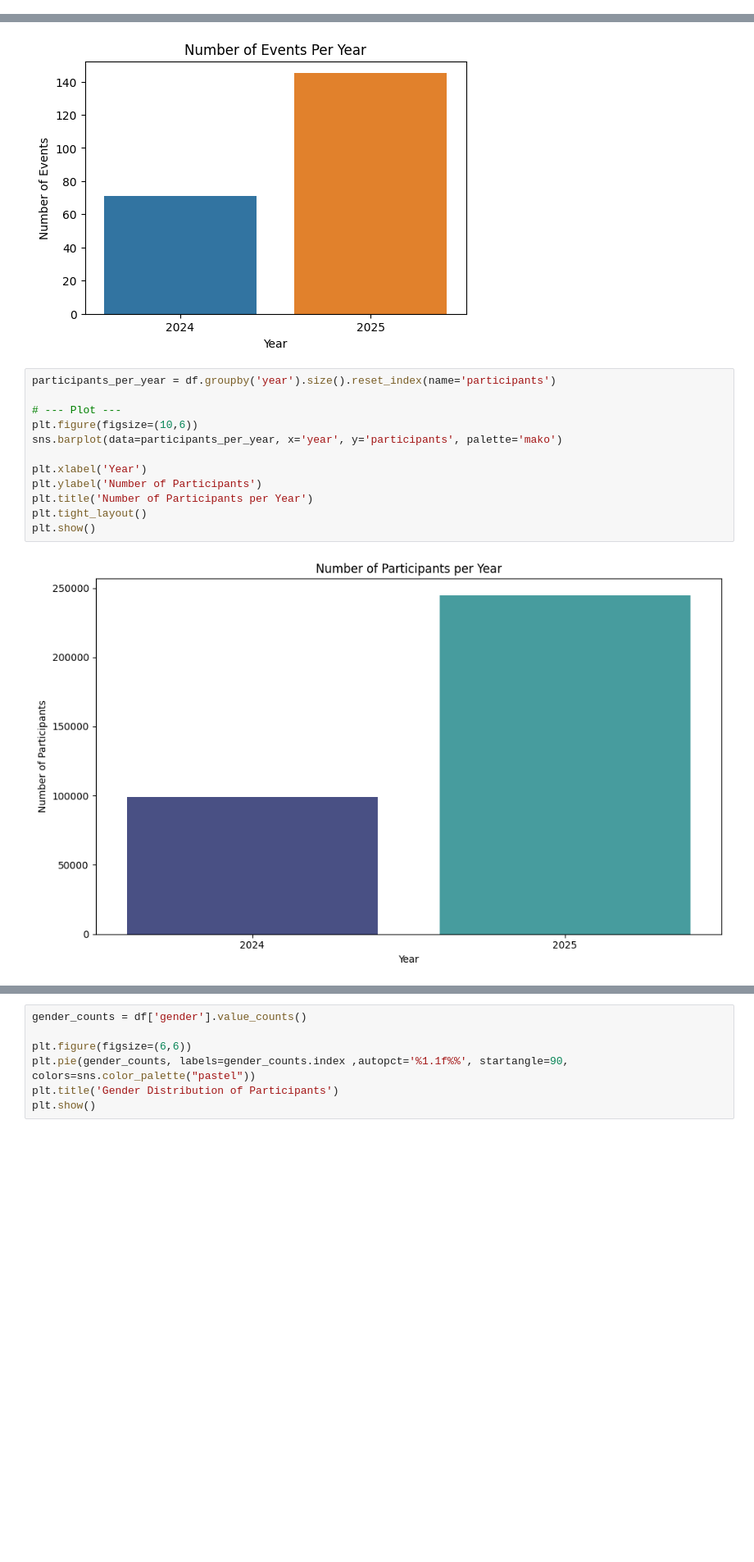
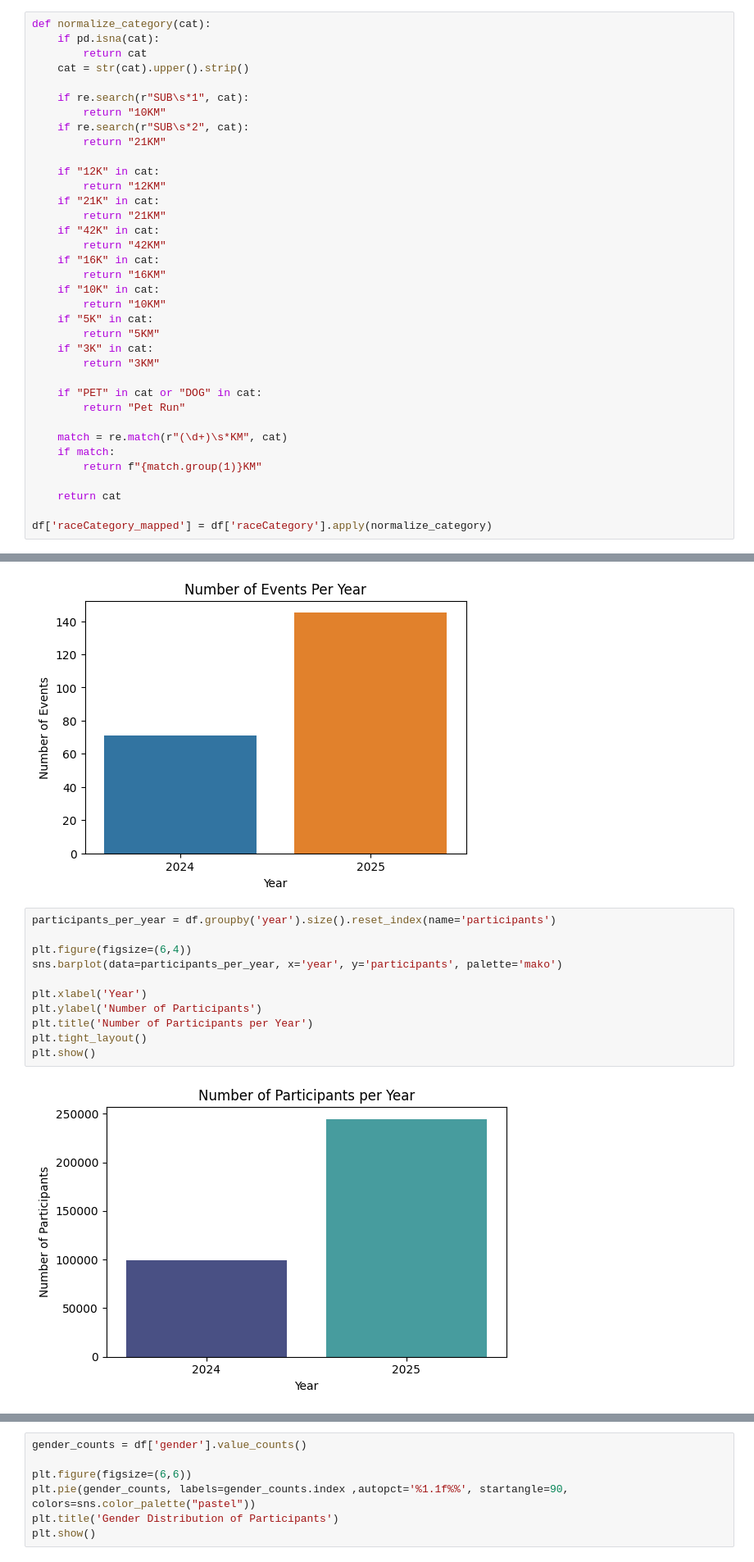
Before and after one commit to Qvyl/kaggle-notebooks, a Jupyter notebook: philippines-endurance-events.ipynb, the cells around one changed output, grey strips where cells are left out. Shown at 82% size. Cells and saved outputs as stored; diff of their text form; blank space fills up the shorter version.

```diff
--- a/philippines-endurance-events.ipynb
+++ b/philippines-endurance-events.ipynb
@@ -128,3 +135,39 @@ df = df.drop([
+# %%
+def normalize_category(cat):
+    if pd.isna(cat):
+        return cat
+    cat = str(cat).upper().strip()
+
+    if re.search(r"SUB\s*1", cat):
+        return "10KM"
+    if re.search(r"SUB\s*2", cat):
+        return "21KM"
+
+    if "12K" in cat:
+        return "12KM"
+    if "21K" in cat:
+        return "21KM"
+    if "42K" in cat:
+        return "42KM"
+    if "16K" in cat:
+        return "16KM"
+    if "10K" in cat:
+        return "10KM"
+    if "5K" in cat:
+        return "5KM"
+    if "3K" in cat:
+        return "3KM"
+
+    if "PET" in cat or "DOG" in cat:
+        return "Pet Run"
+
+    match = re.match(r"(\d+)\s*KM", cat)
+    if match:
+        return f"{match.group(1)}KM"
+
+    return cat
+
+df['raceCategory_mapped'] = df['raceCategory'].apply(normalize_category)
 # %%
 df.head()
 # %% [output]
@@ -176,14 +213,13 @@ plt.show()
 # %%
 participants_per_year = df.groupby('year').size().reset_index(name='participants')
 
-# --- Plot ---
-plt.figure(figsize=(10,6))
+plt.figure(figsize=(6,4))
 sns.barplot(data=participants_per_year, x='year', y='participants', palette='mako')
 
 plt.xlabel('Year')
 plt.ylabel('Number of Participants')
 plt.title('Number of Participants per Year')
 plt.tight_layout()
 plt.show()
 # %% [output]
-[figure, old version]
+[figure, new version]
```
Also changed, not shown: parts of 7 cells of this notebook.
